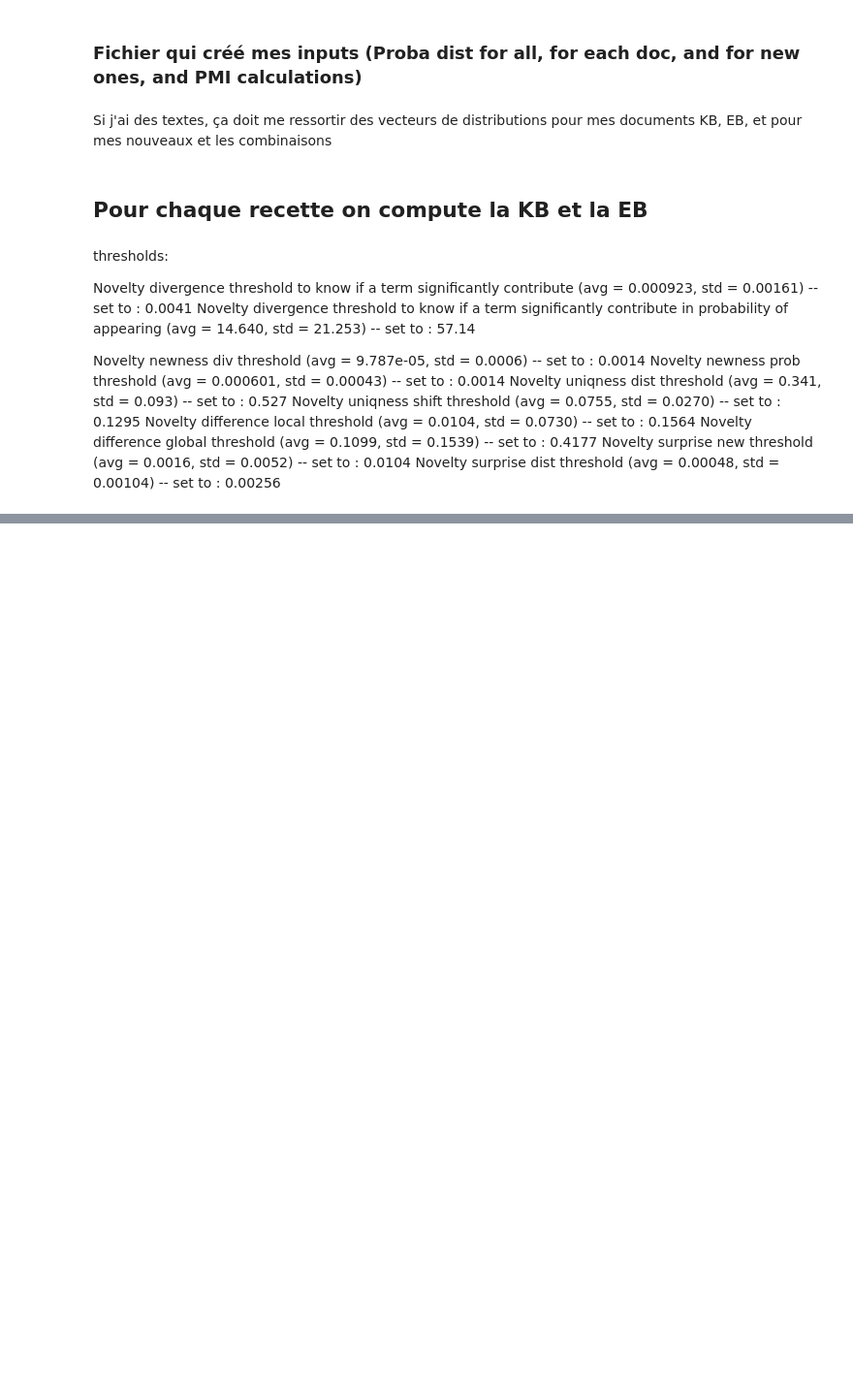
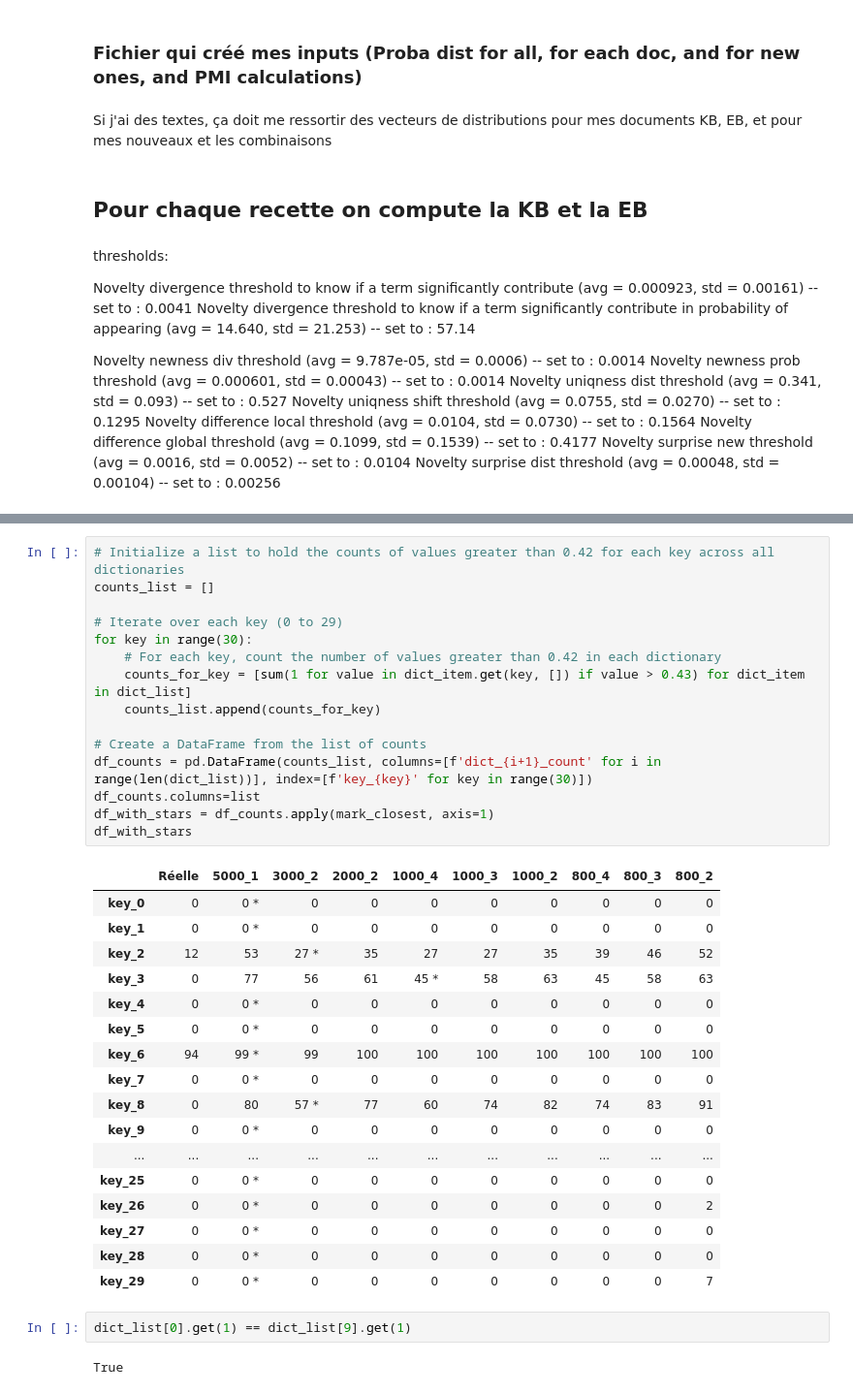
Before and after one commit to edgarLan/brevetNLPv2, a Jupyter notebook: novelty/measureNov.ipynb, the cells around one changed output, grey strips where cells are left out. Shown at 97% size. Drawn from its saved outputs; the diff is of its cells as text; blank space fills up the shorter version.

```diff
--- a/novelty/measureNov.ipynb
+++ b/novelty/measureNov.ipynb
@@ -183,0 +877,37 @@ test variations for recipe Honey Cake_recipe_0.json done  | test variation size
+# %%
+# Initialize a list to hold the counts of values greater than 0.42 for each key across all dictionaries
+counts_list = []
+
+# Iterate over each key (0 to 29)
+for key in range(30):
+    # For each key, count the number of values greater than 0.42 in each dictionary
+    counts_for_key = [sum(1 for value in dict_item.get(key, []) if value > 0.43) for dict_item in dict_list]
+    counts_list.append(counts_for_key)
+
+# Create a DataFrame from the list of counts
+df_counts = pd.DataFrame(counts_list, columns=[f'dict_{i+1}_count' for i in range(len(dict_list))], index=[f'key_{key}' for key in range(30)])
+df_counts.columns=list
+df_with_stars = df_counts.apply(mark_closest, axis=1)
+df_with_stars
+# %% [output]
+|  | Réelle | 5000_1 | 3000_2 | 2000_2 | 1000_4 | 1000_3 | 1000_2 | 800_4 | 800_3 | 800_2 |
+| key_0 | 0 | 0 * | 0 | 0 | 0 | 0 | 0 | 0 | 0 | 0 |
+| key_1 | 0 | 0 * | 0 | 0 | 0 | 0 | 0 | 0 | 0 | 0 |
+| key_2 | 12 | 53 | 27 * | 35 | 27 | 27 | 35 | 39 | 46 | 52 |
+| key_3 | 0 | 77 | 56 | 61 | 45 * | 58 | 63 | 45 | 58 | 63 |
+| key_4 | 0 | 0 * | 0 | 0 | 0 | 0 | 0 | 0 | 0 | 0 |
+| key_5 | 0 | 0 * | 0 | 0 | 0 | 0 | 0 | 0 | 0 | 0 |
+| key_6 | 94 | 99 * | 99 | 100 | 100 | 100 | 100 | 100 | 100 | 100 |
+| key_7 | 0 | 0 * | 0 | 0 | 0 | 0 | 0 | 0 | 0 | 0 |
+| key_8 | 0 | 80 | 57 * | 77 | 60 | 74 | 82 | 74 | 83 | 91 |
+| key_9 | 0 | 0 * | 0 | 0 | 0 | 0 | 0 | 0 | 0 | 0 |
+| ... | ... | ... | ... | ... | ... | ... | ... | ... | ... | ... |
+| key_25 | 0 | 0 * | 0 | 0 | 0 | 0 | 0 | 0 | 0 | 0 |
+| key_26 | 0 | 0 * | 0 | 0 | 0 | 0 | 0 | 0 | 0 | 2 |
+| key_27 | 0 | 0 * | 0 | 0 | 0 | 0 | 0 | 0 | 0 | 0 |
+| key_28 | 0 | 0 * | 0 | 0 | 0 | 0 | 0 | 0 | 0 | 0 |
+| key_29 | 0 | 0 * | 0 | 0 | 0 | 0 | 0 | 0 | 0 | 7 |
+# %%
+dict_list[0].get(1) == dict_list[9].get(1)
+# %% [output]
+True
```
Also changed, not shown: parts of 152 cells of this notebook, 21 other files.
